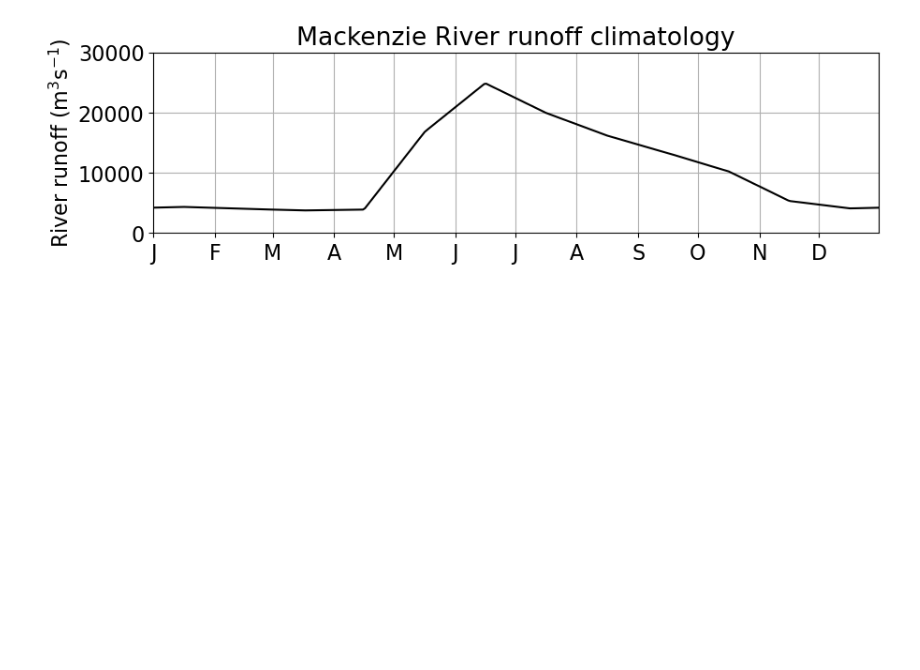
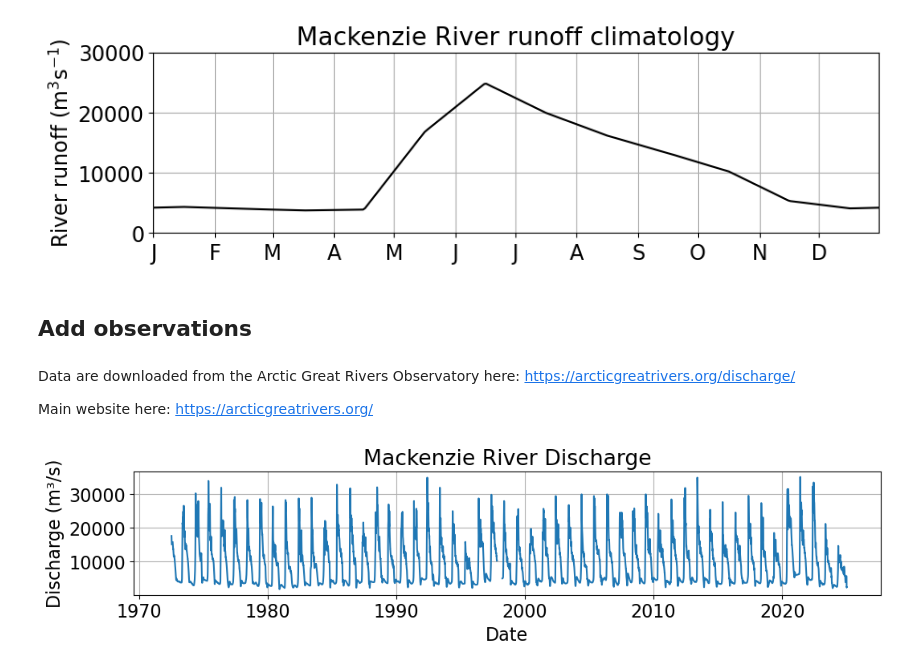
Before and after one commit to mjzahn/Mackenzie_Ice_Bridge, a Jupyter notebook: Jupyter_notebooks/model/7_mackenzie_runoff_supplement.ipynb, the cells around one changed output. Drawn from its saved outputs; the diff is of its cells as text; code cells hidden in the pictures; blank space fills up the shorter version.

Commit message:
runoff comparison

```diff
--- a/Jupyter_notebooks/model/7_mackenzie_runoff_supplement.ipynb
+++ b/Jupyter_notebooks/model/7_mackenzie_runoff_supplement.ipynb
@@ -81,3 +81,38 @@ plt.title("Mackenzie River runoff climatology")
 plt.grid();
 # %% [output]
 [figure]
+# %% [markdown]
+## Add observations
+# %% [markdown]
+Data are downloaded from the Arctic Great Rivers Observatory here: https://arcticgreatrivers.org/discharge/
+
+Main website here: https://arcticgreatrivers.org/
+# %%
+# Read the Excel spreadsheet
+# replace "discharge_data.xlsx" with your filename
+df = pd.read_excel("~/efs-mount-point/mzahn/sassie/Mack_runoff/Mackenzie_ArcticRedRiver_Version_20250327.xlsx")
+
+# Ensure date is datetime
+df['date'] = pd.to_datetime(df['date'], errors='coerce')
+
+# Convert discharge to numeric (turns "NA" into NaN automatically)
+df['discharge'] = pd.to_numeric(df['discharge'], errors='coerce')
+# %%
+# Create an xarray DataArray
+discharge_da = xr.DataArray(
+    df['discharge'].values,
+    coords={"time": df['date'].values},
+    dims=["time"],
+    name="discharge"
+)
+# %%
+# Plot using xarray’s built-in plot (matplotlib under the hood)
+discharge_da.plot.line(figsize=(12, 2))
+
+plt.title("Mackenzie River Discharge")
+plt.xlabel("Date")
+plt.ylabel("Discharge (m³/s)")
+plt.grid(True)
+plt.show()
+# %% [output]
+[figure, added]
```
Also changed, not shown: parts of 7 cells of this notebook.
